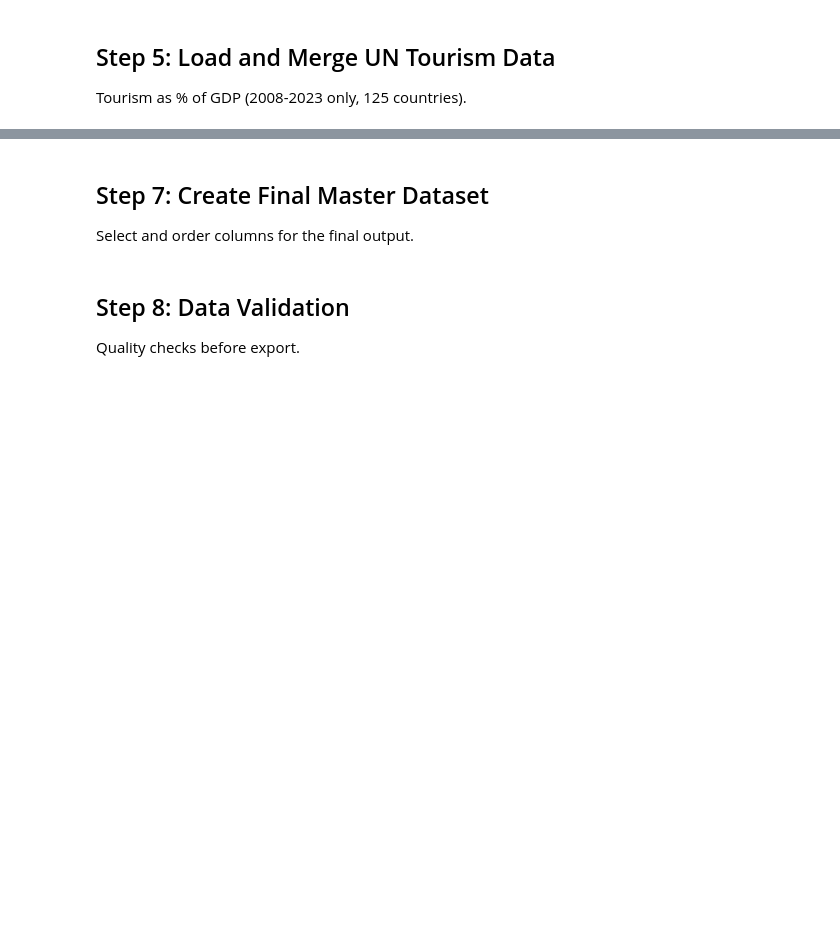
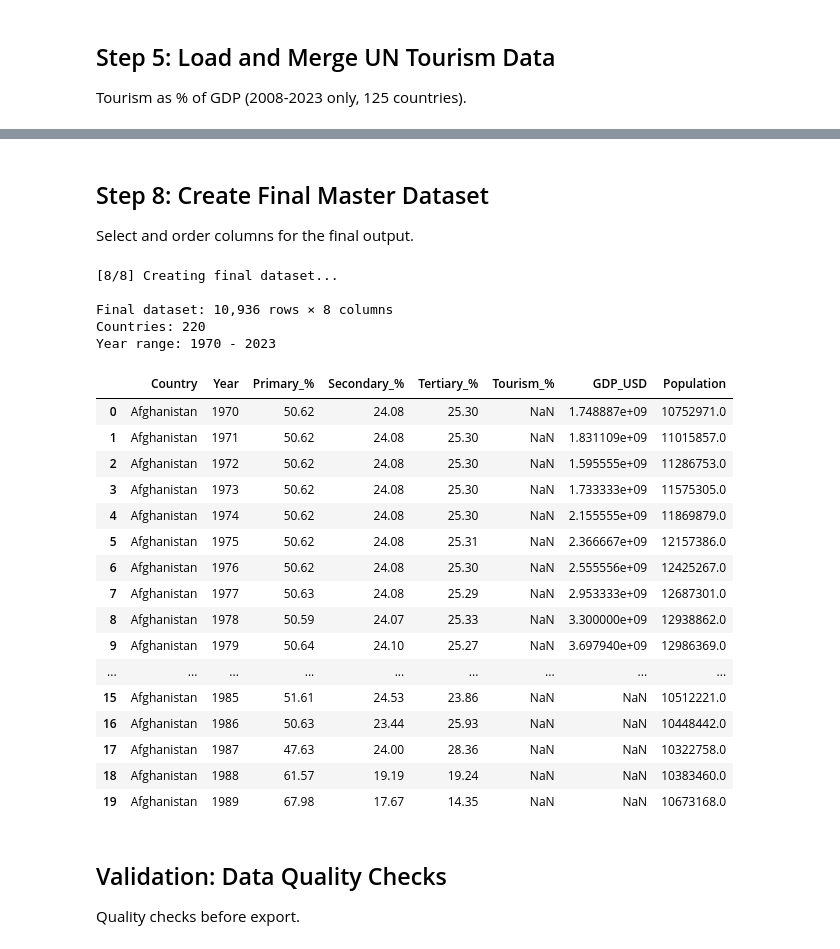
Before and after one commit to unige-vizis/vizis, a Jupyter notebook: data-processing/notebooks/create-economics-master.ipynb, the cells around one changed output, grey strips where cells are left out. Cells and saved outputs as stored; diff of their text form; code cells hidden in the pictures; blank space fills up the shorter version.

```diff
--- a/data-processing/notebooks/create-economics-master.ipynb
+++ b/data-processing/notebooks/create-economics-master.ipynb
@@ -75,8 +83,10 @@ Indicators:
 
 Convert year columns (1970-2023) into rows for easier processing.
 # %%
+print("[2/8] Reshaping data from wide to long format...\n")
+
 # Get year columns (all numeric columns from 1970 onwards)
-year_columns = [col for col in df_gdp_sectoral.columns if isinstance(col, (int, float)) and col >= 1970]
+year_columns = [col for col in df_gdp_sectoral.columns if str(col).isdigit() and int(col) >= 1970]
 
 print(f"Year range: {min(year_columns)} to {max(year_columns)}")
 print(f"Total years: {len(year_columns)}")
@@ -92,6 +102,6 @@ df_long = df_gdp_sectoral.melt(
 # Convert Year to integer
 df_long['Year'] = df_long['Year'].astype(int)
 
-print(f"\nReshaped to {len(df_long):,} rows")
+print(f"\nReshaped to {len(df_long):,} rows\n")
 df_long.head(10)
 # %% [output]
@@ -214,21 +233,21 @@ Name: Total_%, dtype: float64
 
 Tourism as % of GDP (2008-2023 only, 125 countries).
 # %%
-# Load UN Tourism data
-df_tourism = pd.read_excel(
-    '../raw-data/UN_Tourism/UN_Tourism_8_9_1_TDGDP_04_2025.xlsx',
-    sheet_name='SDG 8.9.1',
-    header=0
+print("[5/8] Loading UN Tourism data...\n")
+
+# Load UN Tourism data from CSV
+df_tourism = pd.read_csv(
+    '../raw-data/UN_Tourism/UN_Tourism_8_9_1_TDGDP_04_2025.csv'
 )
 
 print(f"Loaded {len(df_tourism):,} tourism records")
 print(f"Countries: {df_tourism['GeoAreaName'].nunique()}")
-print(f"Year range: {df_tourism['TimePeriod'].min()} to {df_tourism['TimePeriod'].max()}")
+print(f"Year range: {df_tourism['TimePeriod'].min()} to {df_tourism['TimePeriod'].max()}\n")
 
 # Select relevant columns and rename
 df_tourism_clean = df_tourism[['GeoAreaName', 'TimePeriod', 'Value']].copy()
 df_tourism_clean.columns = ['Country', 'Year', 'Tourism_%']
 
-print("\nSample tourism data:")
-print(df_tourism_clean.head(10))
+print("Sample tourism data:")
+df_tourism_clean.head(10)
 # %% [output]
@@ -332,36 +358,66 @@ print(f"  - Records without Population: {df_master['Population'].isna().sum():,}
 # %% [markdown]
-## Step 7: Create Final Master Dataset
+## Step 8: Create Final Master Dataset
 
 Select and order columns for the final output.
 # %%
-# Select final columns
+print("[8/8] Creating final dataset...\n")
+
+# Select final columns in desired order
 df_final = df_master[[
     'Country',
     'Year',
     'Primary_%',
     'Secondary_%',
     'Tertiary_%',
     'Tourism_%',
     'GDP_USD',
     'Population'
 ]].copy()
 
 # Round percentages to 2 decimal places
 df_final['Primary_%'] = df_final['Primary_%'].round(2)
 df_final['Secondary_%'] = df_final['Secondary_%'].round(2)
 df_final['Tertiary_%'] = df_final['Tertiary_%'].round(2)
 df_final['Tourism_%'] = df_final['Tourism_%'].round(2)
 
+# Ensure all numeric columns use proper float64 with NaN for missing
+numeric_cols = ['Primary_%', 'Secondary_%', 'Tertiary_%', 'Tourism_%', 'GDP_USD', 'Population']
+for col in numeric_cols:
+    df_final[col] = pd.to_numeric(df_final[col], errors='coerce')
+
 # Sort by Country and Year
 df_final = df_final.sort_values(['Country', 'Year']).reset_index(drop=True)
 
 print(f"Final dataset: {len(df_final):,} rows × {len(df_final.columns)} columns")
-print(f"\nCountries: {df_final['Country'].nunique()}")
-print(f"Year range: {df_final['Year'].min()} - {df_final['Year'].max()}")
+print(f"Countries: {df_final['Country'].nunique()}")
+print(f"Year range: {df_final['Year'].min()} - {df_final['Year'].max()}\n")
 
 df_final.head(20)
+# %% [output]
+[8/8] Creating final dataset...
+
+Final dataset: 10,936 rows × 8 columns
+Countries: 220
+Year range: 1970 - 2023
+|  | Country | Year | Primary_% | Secondary_% | Tertiary_% | Tourism_% | GDP_USD | Population |
+| 0 | Afghanistan | 1970 | 50.62 | 24.08 | 25.30 | NaN | 1.748887e+09 | 10752971.0 |
+| 1 | Afghanistan | 1971 | 50.62 | 24.08 | 25.30 | NaN | 1.831109e+09 | 11015857.0 |
+| 2 | Afghanistan | 1972 | 50.62 | 24.08 | 25.30 | NaN | 1.595555e+09 | 11286753.0 |
+| 3 | Afghanistan | 1973 | 50.62 | 24.08 | 25.30 | NaN | 1.733333e+09 | 11575305.0 |
+| 4 | Afghanistan | 1974 | 50.62 | 24.08 | 25.30 | NaN | 2.155555e+09 | 11869879.0 |
+| 5 | Afghanistan | 1975 | 50.62 | 24.08 | 25.31 | NaN | 2.366667e+09 | 12157386.0 |
+| 6 | Afghanistan | 1976 | 50.62 | 24.08 | 25.30 | NaN | 2.555556e+09 | 12425267.0 |
+| 7 | Afghanistan | 1977 | 50.63 | 24.08 | 25.29 | NaN | 2.953333e+09 | 12687301.0 |
+| 8 | Afghanistan | 1978 | 50.59 | 24.07 | 25.33 | NaN | 3.300000e+09 | 12938862.0 |
+| 9 | Afghanistan | 1979 | 50.64 | 24.10 | 25.27 | NaN | 3.697940e+09 | 12986369.0 |
+| ... | ... | ... | ... | ... | ... | ... | ... | ... |
+| 15 | Afghanistan | 1985 | 51.61 | 24.53 | 23.86 | NaN | NaN | 10512221.0 |
+| 16 | Afghanistan | 1986 | 50.63 | 23.44 | 25.93 | NaN | NaN | 10448442.0 |
+| 17 | Afghanistan | 1987 | 47.63 | 24.00 | 28.36 | NaN | NaN | 10322758.0 |
+| 18 | Afghanistan | 1988 | 61.57 | 19.19 | 19.24 | NaN | NaN | 10383460.0 |
+| 19 | Afghanistan | 1989 | 67.98 | 17.67 | 14.35 | NaN | NaN | 10673168.0 |
 # %% [markdown]
-## Step 8: Data Validation
+## Validation: Data Quality Checks
 
 Quality checks before export.
 # %%
```
Also changed, not shown: parts of 17 cells of this notebook, 15 other files.
